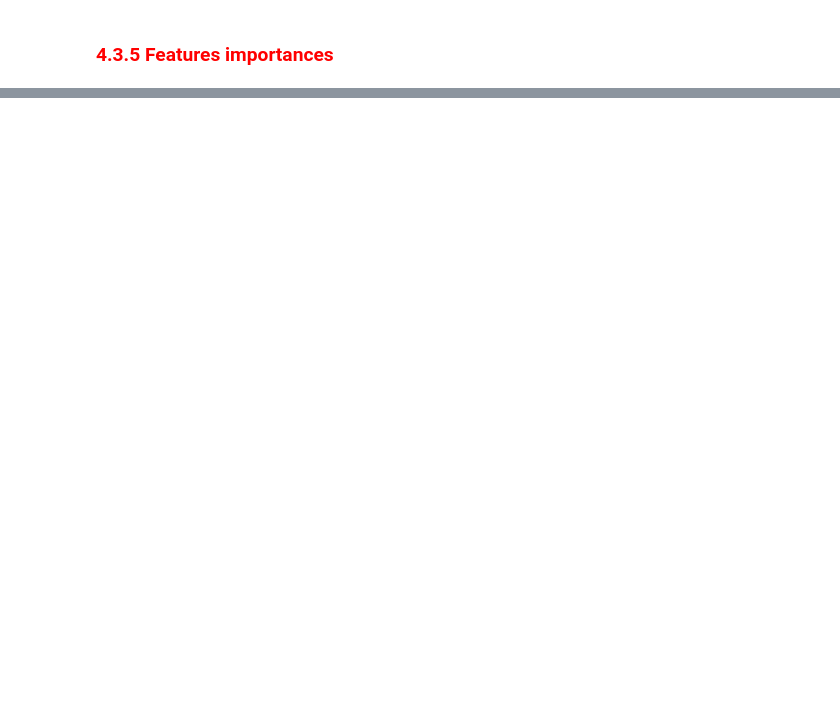
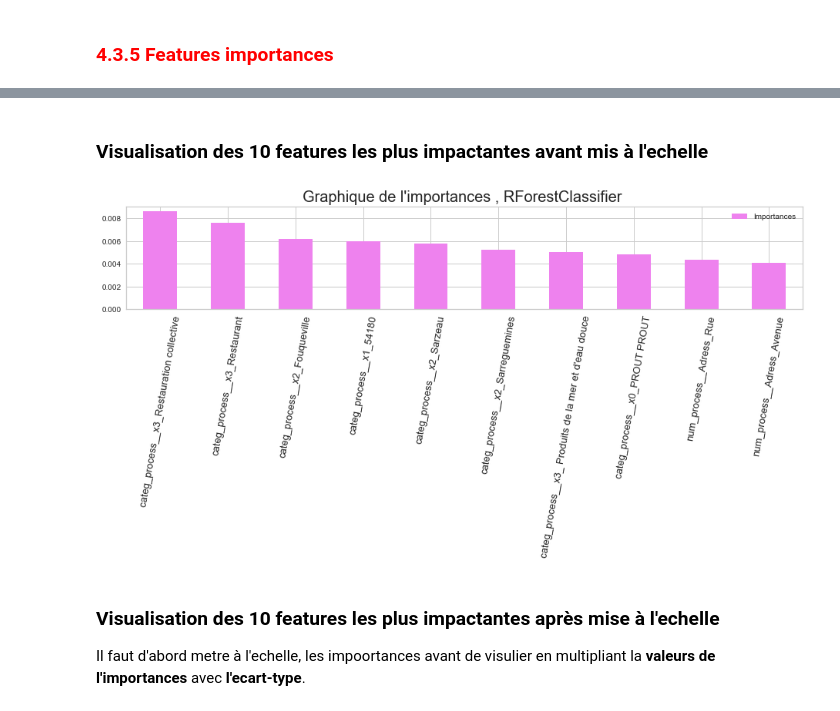
Before and after one commit to sylla2022-arc/Apprentissage-automatique-Classification, a Jupyter notebook: Classification_alim/Notebook_2_Classification.ipynb, the cells around one changed output, grey strips where cells are left out. Saved outputs shown, nothing was run; the diff lists cells and outputs as text; code cells hidden in the pictures; blank space fills up the shorter version.

```diff
--- a/Classification_alim/Notebook_2_Classification.ipynb
+++ b/Classification_alim/Notebook_2_Classification.ipynb
@@ -703,0 +986,5 @@ Pour le modèles **SGDClassifier**, les facteurs qui impactent plus sur la quali
+# %%
+coef_rfc =  model_rfc.named_steps['classifier'].feature_importances_
+df_coef_rfc = pd.DataFrame(coef_rfc,index =get_feature_names(preprocessor), columns = ["Importances"]).\
+sort_values(by = 'Importances', ascending = False)  #  get_feature_names(preprocessor)
+df_coef_rfc.head(7)
@@ -703,0 +1000,16 @@ Pour le modèles **SGDClassifier**, les facteurs qui impactent plus sur la quali
+# %%
+df_coef_rfc_10 = df_coef_rfc.iloc[:10]
+# %% [markdown]
+### Visualisation des 10  features les plus impactantes avant mis à l'echelle
+# %%
+fig, ax = plt.subplots(figsize =(13,7))
+df_coef_rfc_10.plot.bar( ax=ax, color = 'violet')
+ax.set_title("Graphique de l'importances , RForestClassifier ", fontsize =20)
+plt.xticks(rotation =80, fontsize = 13)
+fig.tight_layout()
+# %% [output]
+[figure, added]
+# %% [markdown]
+### Visualisation des 10  features les plus impactantes après mise à l'echelle
+
+Il faut d'abord metre à l'echelle, les impoortances avant de visulier en multipliant la **valeurs de l'importances** avec **l'ecart-type**.
```
Also changed, not shown: parts of 80 cells of this notebook.
